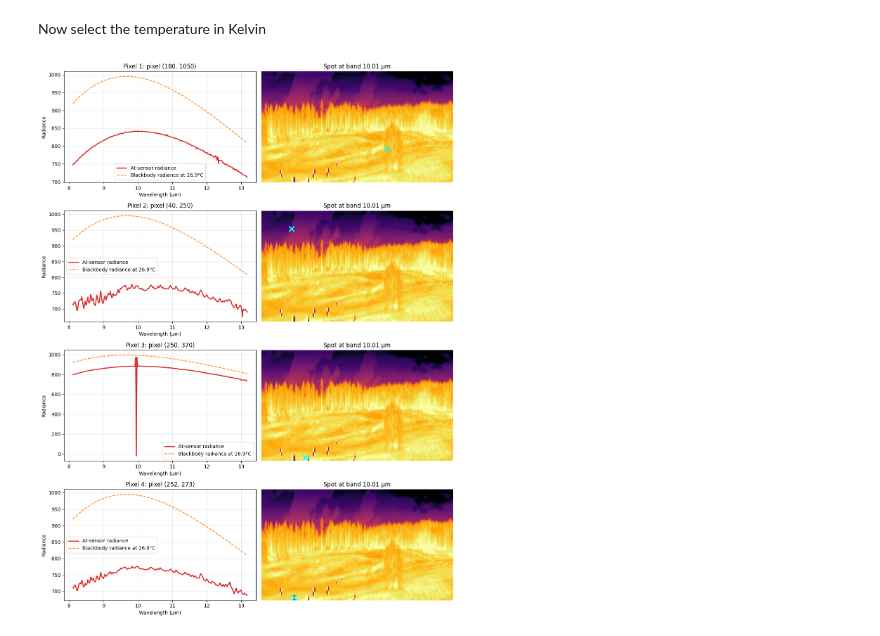
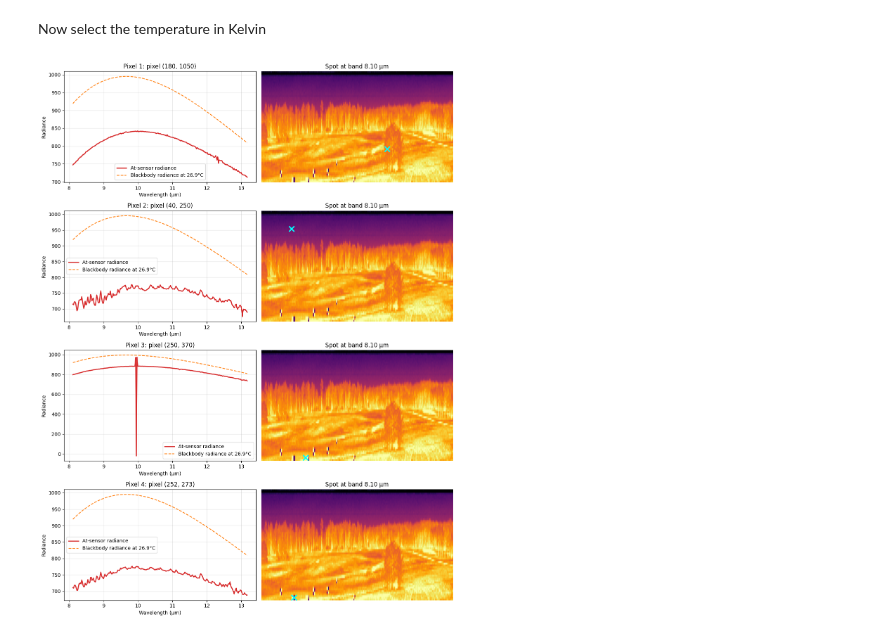
Before and after one commit to MarinPedro/ThermalProject2026_HOCV, a Jupyter notebook: SCV_P.ipynb, the cells around one changed output. Cells and saved outputs as stored; diff of their text form; code cells hidden in the pictures.

```diff
--- a/SCV_P.ipynb
+++ b/SCV_P.ipynb
@@ -52,7 +41,7 @@ if not hdr_files:
     raise FileNotFoundError(".hdr files not found")
 
 # There's different images that you can check them by replacing the idx value
-idx = 159
+idx = 0
 
 try:
 
@@ -90,7 +79,7 @@ Now you can select whatever band you want (the images have a total of 256 bands)
 # %%
 img, axs = plt.subplots(1, 1, figsize=(20, 3))
 
-selected_band = 3
+selected_band = 0
 
 try:
 
@@ -147,30 +136,30 @@ temperature_k = 300
 # %%
 wavelengths_um = np.array(wavelengths_um)
 blackbody_curve=blackbody_radiance(wavelengths_um, temperature_k)
 
 context_band = int(np.argmin(np.abs(wavelengths_um - 10.0)))
-context_image = robust_image(radiance_hsi[::plot_stride, ::plot_stride, context_band])
+context_image = robust_image(radiance_hsi[::plot_stride, ::plot_stride, selected_band])
 
 fig, axes = plt.subplots(len(selected_pixels), 2, figsize=(12, 4 * len(selected_pixels)))
 if len(selected_pixels) == 1:
     axes = axes[None, :]
 
 for row_axes, (row, col, material_id, material_name) in zip(axes, selected_pixels):
     ax_spec, ax_img = row_axes
     ax_spec.plot(wavelengths_um, radiance_hsi[row, col, :].flatten(), color='tab:red', linewidth=2, label='At-sensor radiance')
     ax_spec.plot(wavelengths_um, blackbody_curve, color='tab:orange', linestyle='--', linewidth=1.5,
                  label=f'Blackbody radiance at {temperature_k-273.15:.1f}°C')
     ax_spec.set_title(f'{material_name}: pixel ({row}, {col})')
     ax_spec.set_xlabel('Wavelength (µm)')
     ax_spec.set_ylabel('Radiance')
     ax_spec.grid(True, alpha=0.3)
     ax_spec.legend()
     ax_img.imshow(context_image, cmap='inferno', aspect='auto')
     ax_img.scatter(col / plot_stride, row / plot_stride, s=120, marker='x', color='cyan', linewidths=2.5)
-    ax_img.set_title(f'Spot at band {wavelengths_um[context_band]:.2f} µm')
+    ax_img.set_title(f'Spot at band {wavelengths_um[selected_band]:.2f} µm')
     ax_img.axis('off')
 
 plt.tight_layout()
 plt.show()
 # %% [output]
-[figure, old version]
+[figure, new version]
```
Also changed, not shown: parts of 6 cells of this notebook.
